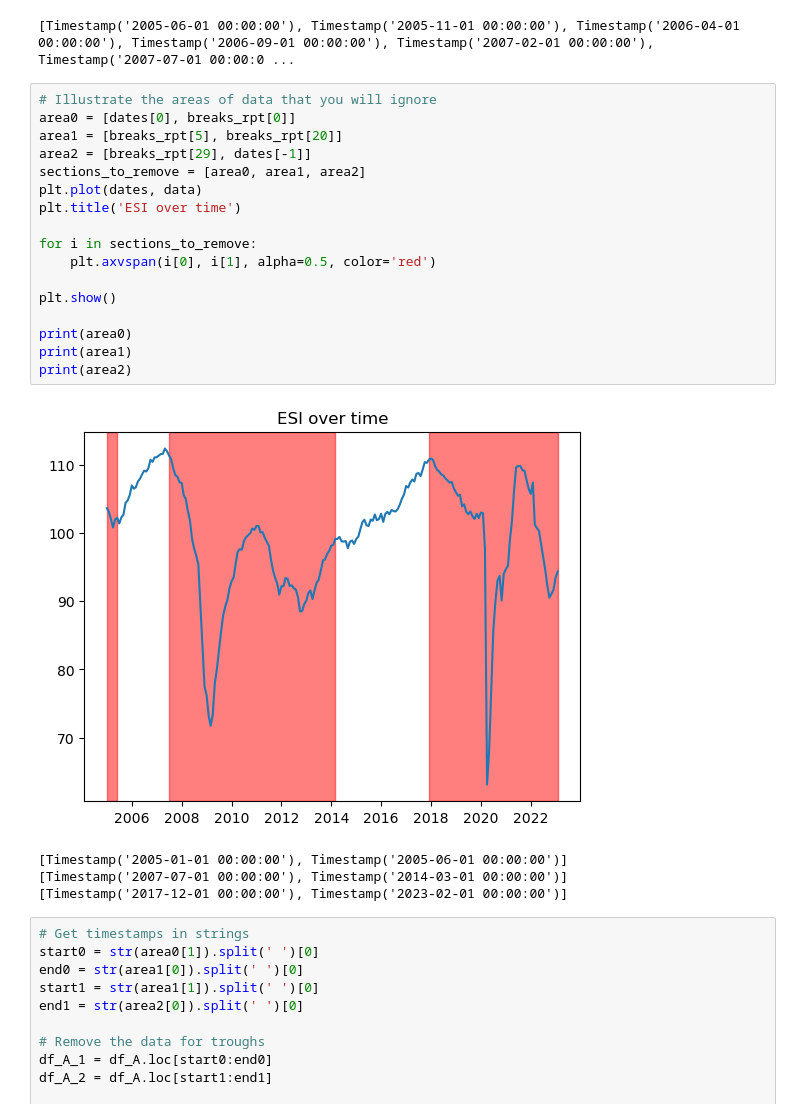
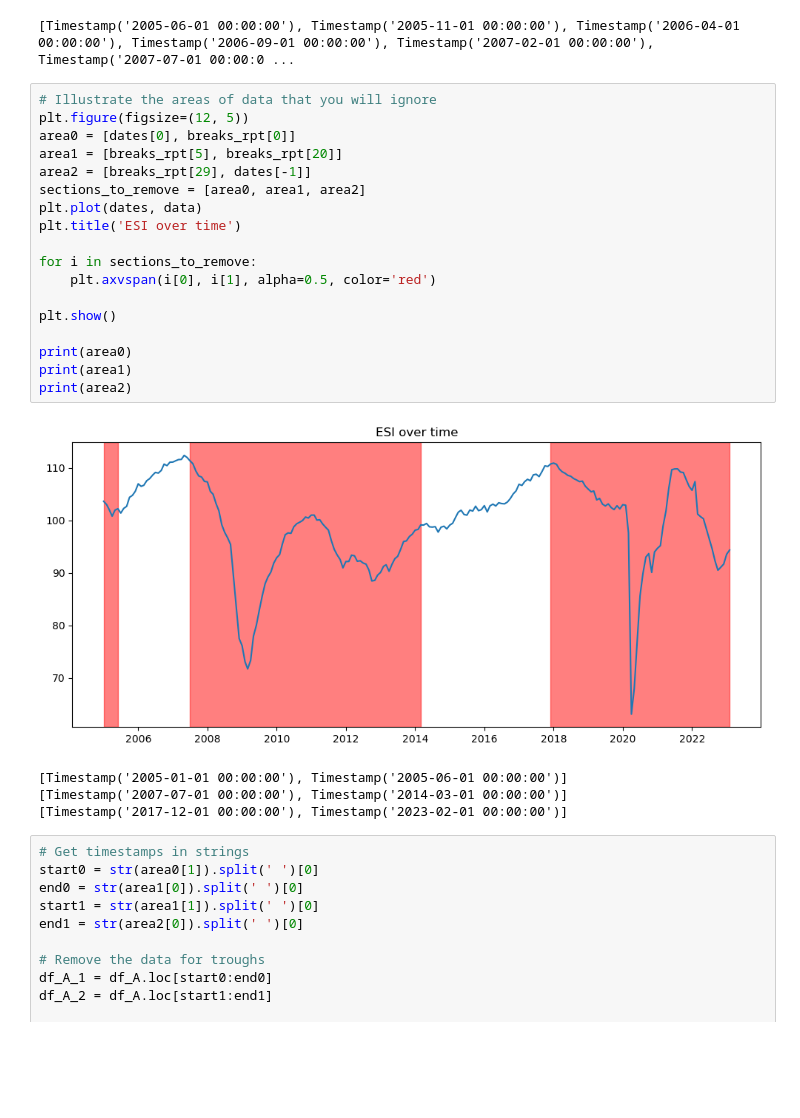
Before and after one commit to JoanneLin168/ADS-European-Productivity, a Jupyter notebook: Notebooks/productivityVsESI.ipynb, the cells around one changed output. Cells and saved outputs as stored; diff of their text form; blank space fills up the shorter version.

Commit message:
Updated graphs

```diff
--- a/Notebooks/productivityVsESI.ipynb
+++ b/Notebooks/productivityVsESI.ipynb
@@ -142,23 +142,24 @@ print(breaks_rpt)
 [Timestamp('2005-06-01 00:00:00'), Timestamp('2005-11-01 00:00:00'), Timestamp('2006-04-01 00:00:00'), Timestamp('2006-09-01 00:00:00'), Timestamp('2007-02-01 00:00:00'), Timestamp('2007-07-01 00:00:0 ...
 # %%
 # Illustrate the areas of data that you will ignore
+plt.figure(figsize=(12, 5))
 area0 = [dates[0], breaks_rpt[0]]
 area1 = [breaks_rpt[5], breaks_rpt[20]]
 area2 = [breaks_rpt[29], dates[-1]]
 sections_to_remove = [area0, area1, area2]
 plt.plot(dates, data)
 plt.title('ESI over time')
 
 for i in sections_to_remove:
     plt.axvspan(i[0], i[1], alpha=0.5, color='red')
 
 plt.show()
 
 print(area0)
 print(area1)
 print(area2)
 # %% [output]
-[figure, old version]
+[figure, new version]
 [Timestamp('2005-01-01 00:00:00'), Timestamp('2005-06-01 00:00:00')]
 [Timestamp('2007-07-01 00:00:00'), Timestamp('2014-03-01 00:00:00')]
 [Timestamp('2017-12-01 00:00:00'), Timestamp('2023-02-01 00:00:00')]
```
Also changed, not shown: 1 other file.
